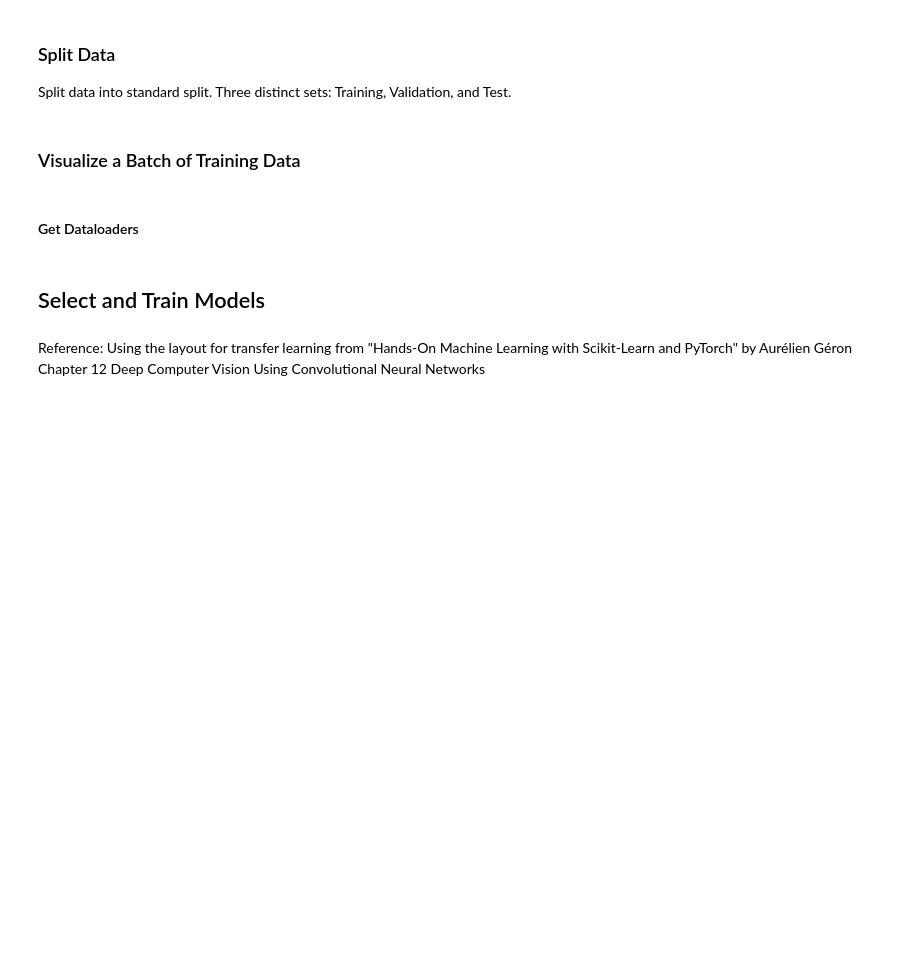
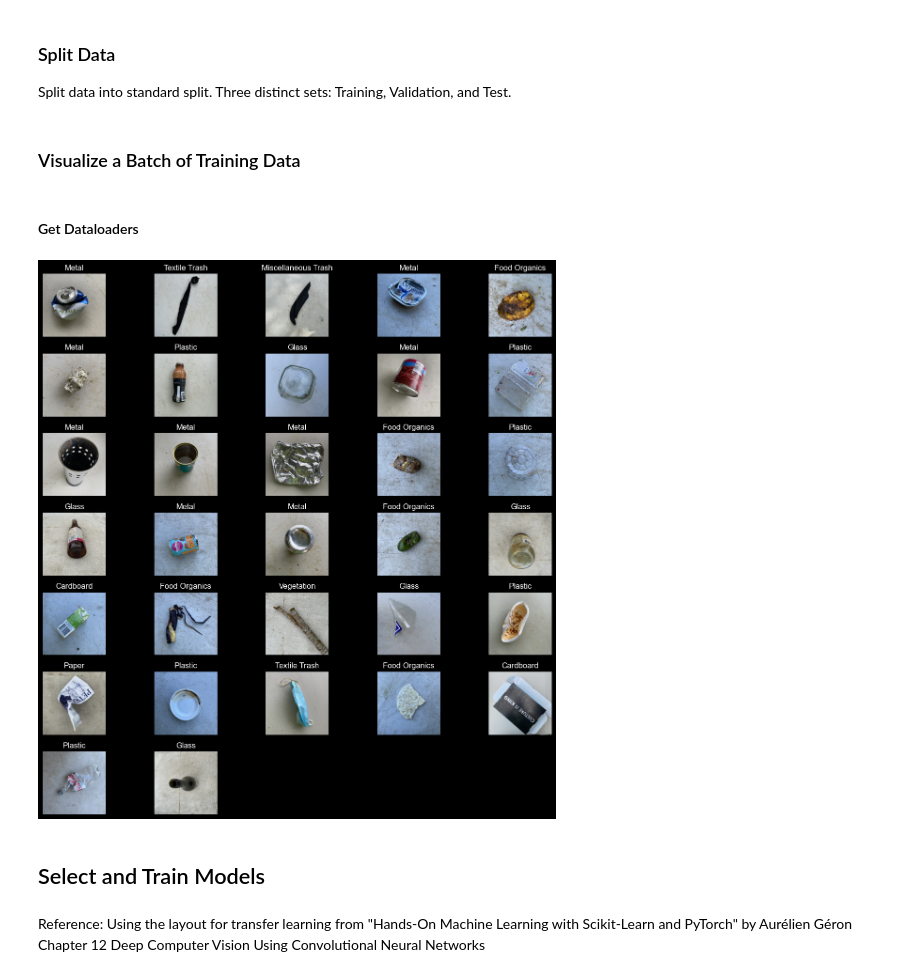
Before and after one commit to juliareinhart/waste-classification-ml, a Jupyter notebook: waste_classification.ipynb, the cells around one changed output. Saved outputs shown, nothing was run; the diff lists cells and outputs as text; code cells hidden in the pictures; blank space fills up the shorter version.

Commit message:
Fixed indexes for Dataloaders

```diff
--- a/waste_classification.ipynb
+++ b/waste_classification.ipynb
@@ -297,9 +297,7 @@ class TransformSubset(Subset):
         self.transform = transform
 
     def __getitem__(self, index):
-        image, label = self.dataset.imgs[self.indices[index]]
-        from PIL import Image
-        image = Image.open(image).convert('RGB')
+        image, label = self.dataset[self.indices[index]]
         if self.transform:
             image = self.transform(image)
         return image, label
@@ -335,19 +333,19 @@ def get_realwaste_dataloaders(data_path: Path, train_transform: transforms.Compo
     # 1. training: data augmentation techniques such as random cropping, horizontal flipping, rotation, color jittering, perspective transformation, etc.
     # 2. validation and test datasets: only resizing, tensor conversion, and normalization (no augmentation)
     train_ratio = 0.8
+    regular_transform = get_regular_transform()
     val_test_ratio = (1 - train_ratio) / 2
 
     assert(0 < val_test_ratio <= 1)
 
     # Automatic gets the datasets and its labels based on images structured in subdirectories
+    full_train_dataset = datasets.ImageFolder(root=data_path, transform=train_transform)
+    full_validation_dataset = datasets.ImageFolder(root=data_path, transform=regular_transform)
+    full_test_dataset = datasets.ImageFolder(root=data_path, transform=regular_transform)
 
-    # Base dataset: Single ImagFolder Scan
-    base_dataset = datasets.ImageFolder(root=data_path)
-    class_names = base_dataset.classes
-    targets = base_dataset.targets
-    total_samples = len(base_dataset)
-
-    # To be used to split evenly in our standard split
+    class_names = full_train_dataset.classes
+    targets = full_train_dataset.targets
+    total_samples = len(full_train_dataset)
     indices = list(range(total_samples))
 
     # Returns train_ration indices and remaining indices
@@ -366,11 +364,9 @@ def get_realwaste_dataloaders(data_path: Path, train_transform: transforms.Compo
         random_state=seed
     )
 
-    valid_test_transform = get_regular_transform()
-
-    train_dataset = TransformSubset(base_dataset, train_indices, train_transform)
-    validation_dataset = TransformSubset(base_dataset, validation_indices, valid_test_transform)
-    test_dataset = TransformSubset(base_dataset, test_indices, valid_test_transform)
+    train_dataset = Subset(full_train_dataset, train_indices)
+    validation_dataset = Subset(full_validation_dataset, validation_indices)
+    test_dataset = Subset(full_test_dataset, test_indices)
 
     # OPTIMIZATION: Pin memory if available, opt out parallel since TransformSubset is not serialize
     # may be added in the future but need to pickle TransformSubset in order to do so
@@ -419,9 +415,11 @@ def show_batch(dataloader: DataLoader, label_names: list[str]):
 # %% [markdown]
 #### Get Dataloaders
 # %%
-_, _, demo_test_loader, class_names = get_realwaste_dataloaders(real_waste_path, get_regular_transform())
+train, val, test, class_names = get_realwaste_dataloaders(real_waste_path, get_regular_transform())
 # %%
-show_batch(demo_test_loader, class_names)
+show_batch(train, class_names)
+# %% [output]
+[figure, added]
 # %% [markdown]
 
 ## Select and Train Models
```
Also changed, not shown: parts of 9 cells of this notebook.
